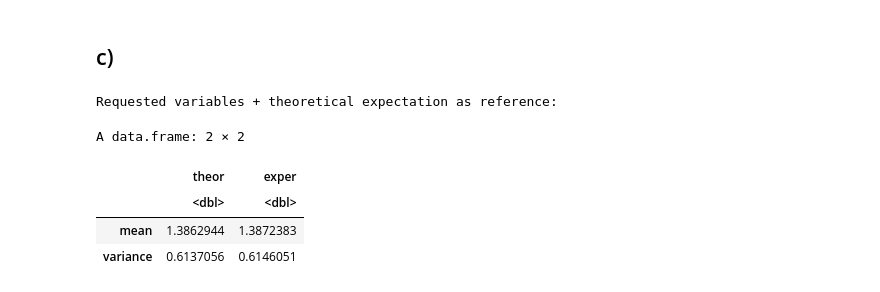
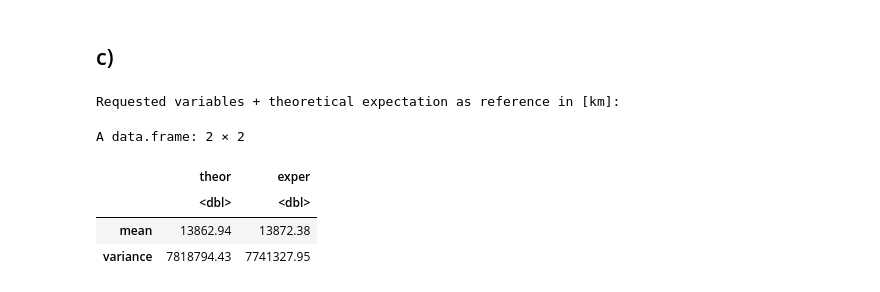
Before and after one commit to c0pp1/AS4PA-Rlab, a Jupyter notebook: rlab02/rlab02.ipynb, the cells around one changed output. Cells and saved outputs as stored; diff of their text form; code cells hidden in the pictures.

```diff
--- a/rlab02/rlab02.ipynb
+++ b/rlab02/rlab02.ipynb
@@ -329,24 +329,24 @@ Prob. to last less than 15000 km: 0.6666667
 # %%
 # set random seed for reproducibility
 set.seed(1234)
 
 # define theoretical values as reference
-mean_th <- 2*log(2)
-var_th  <- 2-mean_th
+mean_th <- 2*log(2)*10^4
+var_th  <- (2*10^8-mean_th^2)
 
 # generate data
-x <- rtire(3000)
+x <- rtire(3000)*10^4
 
 # compute experimental values
 mean <- mean(x)
-var  <- mean(x^2) - mean
+var  <- mean(x^2) - mean^2
 
-cat("Requested variables + theoretical expectation as reference:", end='\n')
+cat("Requested variables + theoretical expectation as reference in [km]:", end='\n')
 data.frame(theor=c(mean_th, var_th), exper=c(mean, var), row.names=c('mean', 'variance'))
 # %% [output]
-Requested variables + theoretical expectation as reference:
+Requested variables + theoretical expectation as reference in [km]:
 A data.frame: 2 × 2
 |  | theor | exper |
 |  | <dbl> | <dbl> |
-| mean | 1.3862944 | 1.3872383 |
-| variance | 0.6137056 | 0.6146051 |
+| mean | 13862.94 | 13872.38 |
+| variance | 7818794.43 | 7741327.95 |
```
Also changed, not shown: parts of 2 cells of this notebook.
